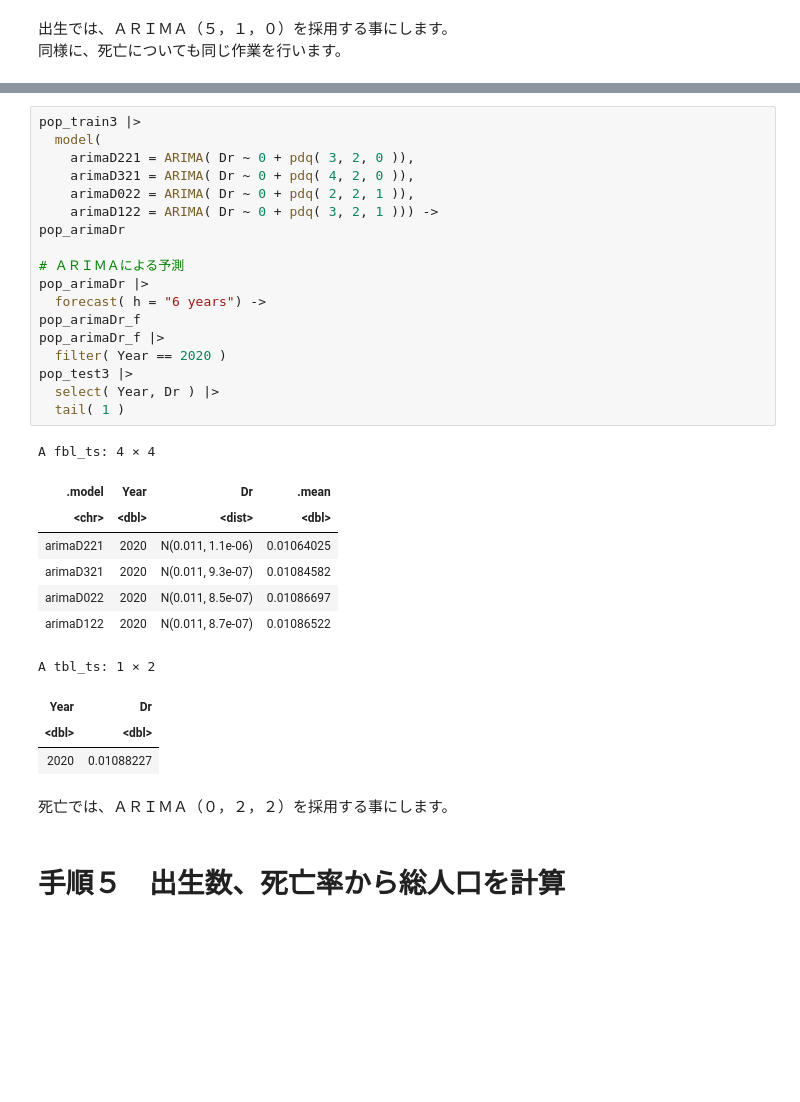
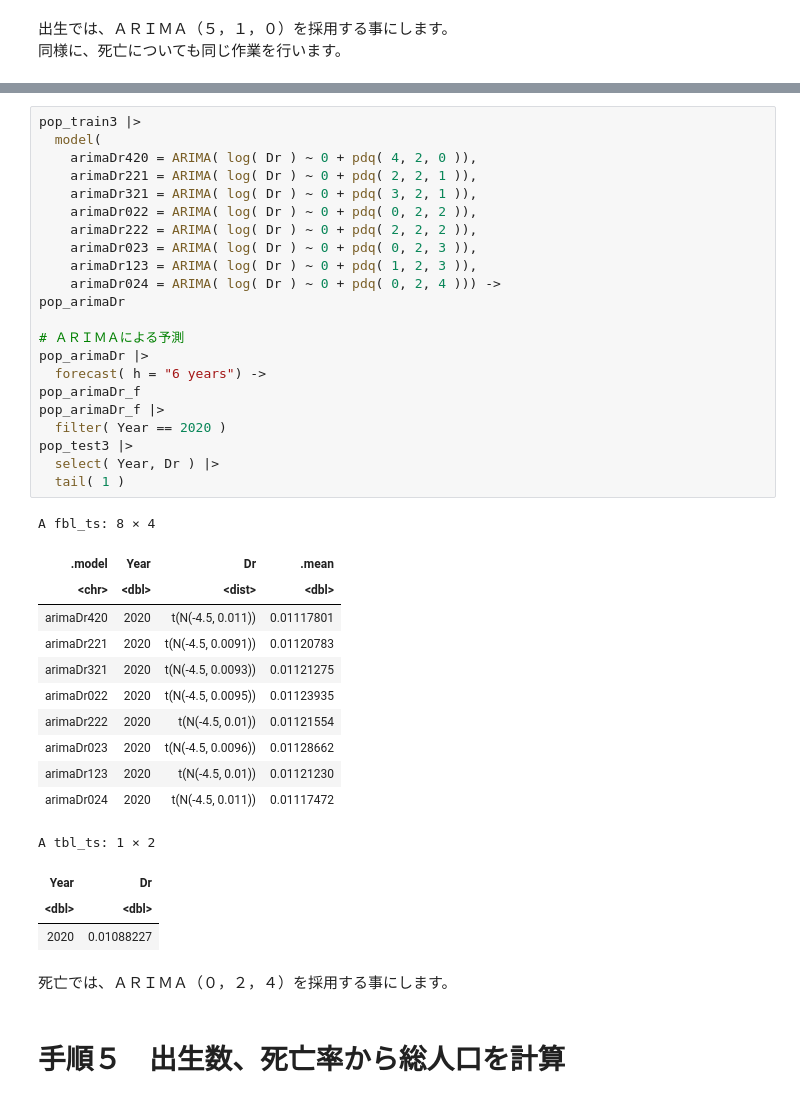
Before and after one commit to u-10bei/Population_Projections, a Jupyter notebook: ipynb/R_ARIMA_3.ipynb, the cells around one changed output, grey strips where cells are left out. Drawn from its saved outputs; the diff is of its cells as text; blank space fills up the shorter version.

```diff
--- a/ipynb/R_ARIMA_3.ipynb
+++ b/ipynb/R_ARIMA_3.ipynb
@@ -275,35 +265,43 @@ A tibble: 4 × 2
 # %%
 pop_train3 |>
   model(
-    arimaD221 = ARIMA( Dr ~ 0 + pdq( 3, 2, 0 )),
-    arimaD321 = ARIMA( Dr ~ 0 + pdq( 4, 2, 0 )),
-    arimaD022 = ARIMA( Dr ~ 0 + pdq( 2, 2, 1 )),
-    arimaD122 = ARIMA( Dr ~ 0 + pdq( 3, 2, 1 ))) ->
+    arimaDr420 = ARIMA( log( Dr ) ~ 0 + pdq( 4, 2, 0 )),
+    arimaDr221 = ARIMA( log( Dr ) ~ 0 + pdq( 2, 2, 1 )),
+    arimaDr321 = ARIMA( log( Dr ) ~ 0 + pdq( 3, 2, 1 )),
+    arimaDr022 = ARIMA( log( Dr ) ~ 0 + pdq( 0, 2, 2 )),
+    arimaDr222 = ARIMA( log( Dr ) ~ 0 + pdq( 2, 2, 2 )),
+    arimaDr023 = ARIMA( log( Dr ) ~ 0 + pdq( 0, 2, 3 )),
+    arimaDr123 = ARIMA( log( Dr ) ~ 0 + pdq( 1, 2, 3 )),
+    arimaDr024 = ARIMA( log( Dr ) ~ 0 + pdq( 0, 2, 4 ))) ->
 pop_arimaDr
 
 # ＡＲＩＭＡによる予測
 pop_arimaDr |>
   forecast( h = "6 years") ->
 pop_arimaDr_f
 pop_arimaDr_f |>
   filter( Year == 2020 )
 pop_test3 |>
   select( Year, Dr ) |>
   tail( 1 )
 # %% [output]
-A fbl_ts: 4 × 4
+A fbl_ts: 8 × 4
 | .model | Year | Dr | .mean |
 | <chr> | <dbl> | <dist> | <dbl> |
-| arimaD221 | 2020 | N(0.011, 1.1e-06) | 0.01064025 |
-| arimaD321 | 2020 | N(0.011, 9.3e-07) | 0.01084582 |
-| arimaD022 | 2020 | N(0.011, 8.5e-07) | 0.01086697 |
-| arimaD122 | 2020 | N(0.011, 8.7e-07) | 0.01086522 |
+| arimaDr420 | 2020 | t(N(-4.5, 0.011)) | 0.01117801 |
+| arimaDr221 | 2020 | t(N(-4.5, 0.0091)) | 0.01120783 |
+| arimaDr321 | 2020 | t(N(-4.5, 0.0093)) | 0.01121275 |
+| arimaDr022 | 2020 | t(N(-4.5, 0.0095)) | 0.01123935 |
+| arimaDr222 | 2020 | t(N(-4.5, 0.01)) | 0.01121554 |
+| arimaDr023 | 2020 | t(N(-4.5, 0.0096)) | 0.01128662 |
+| arimaDr123 | 2020 | t(N(-4.5, 0.01)) | 0.01121230 |
+| arimaDr024 | 2020 | t(N(-4.5, 0.011)) | 0.01117472 |
 A tbl_ts: 1 × 2
 | Year | Dr |
 | <dbl> | <dbl> |
 | 2020 | 0.01088227 |
 # %% [markdown]
-死亡では、ＡＲＩＭＡ（０，２，２）を採用する事にします。
+死亡では、ＡＲＩＭＡ（０，２，４）を採用する事にします。
 # %% [markdown]
 # 手順５　出生数、死亡率から総人口を計算
 # %% [markdown]
```
Also changed, not shown: parts of 9 cells of this notebook.
